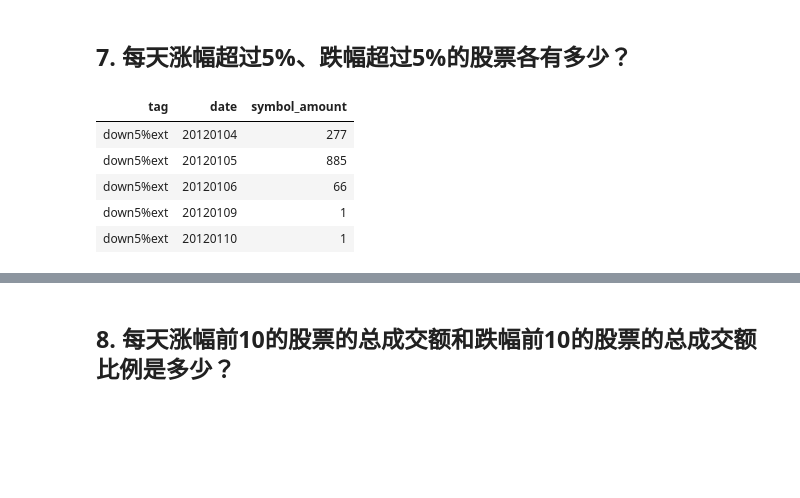
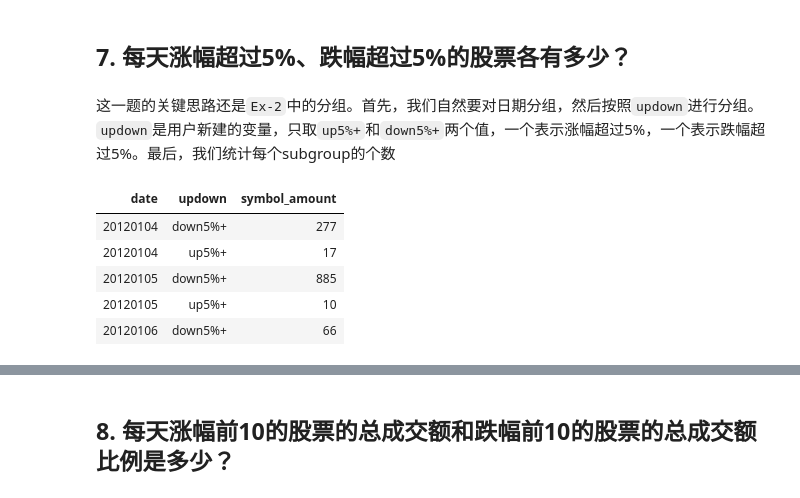
Before and after one commit to Ravin515/r-data-practice, a Jupyter notebook: answer-keys.ipynb, the cells around one changed output, grey strips where cells are left out. Cells and saved outputs as stored; diff of their text form; code cells hidden in the pictures; blank space fills up the shorter version.

```diff
--- a/answer-keys.ipynb
+++ b/answer-keys.ipynb
@@ -166,15 +200,18 @@ data[, .(trd_amount = sum(amount), stk_num = uniqueN(symbol)), by = .(date, indu
 | 20120217 | HDWRSEMI |
 # %% [markdown]
 ## 7. 每天涨幅超过5%、跌幅超过5%的股票各有多少？
+# %% [markdown]
+这一题的关键思路还是`Ex-2`中的分组。首先，我们自然要对日期分组，然后按照`updown`进行分组。`updown`是用户新建的变量，只取`up5%+`和`down5%+`两个值，一个表示涨幅超过5%，一个表示跌幅超过5%。最后，我们统计每个subgroup的个数
 # %%
-data[(close - pre_close)/pre_close > 0.05 | (close - pre_close)/pre_close < -0.05,
-    .(symbol_amount = uniqueN(symbol)),
-    keyby = .(tag = ifelse((close - pre_close)/pre_close > 0.05, "up5%ext", "down5%ext"), date)
+data[, ':='(ret = (close - pre_close)/pre_close)
+    ][ret > 0.05 | ret < -0.05,
+     .(symbol_amount = uniqueN(symbol)),
+     keyby = .(date, updown = ifelse(ret > 0.05, "up5%+", "down5%+"))
     ][1:5]
 # %% [output]
-| tag | date | symbol_amount |
-| down5%ext | 20120104 | 277 |
-| down5%ext | 20120105 | 885 |
-| down5%ext | 20120106 | 66 |
-| down5%ext | 20120109 | 1 |
-| down5%ext | 20120110 | 1 |
+| date | updown | symbol_amount |
+| 20120104 | down5%+ | 277 |
+| 20120104 | up5%+ | 17 |
+| 20120105 | down5%+ | 885 |
+| 20120105 | up5%+ | 10 |
+| 20120106 | down5%+ | 66 |
```
Also changed, not shown: parts of 29 cells of this notebook, 1 other file.
